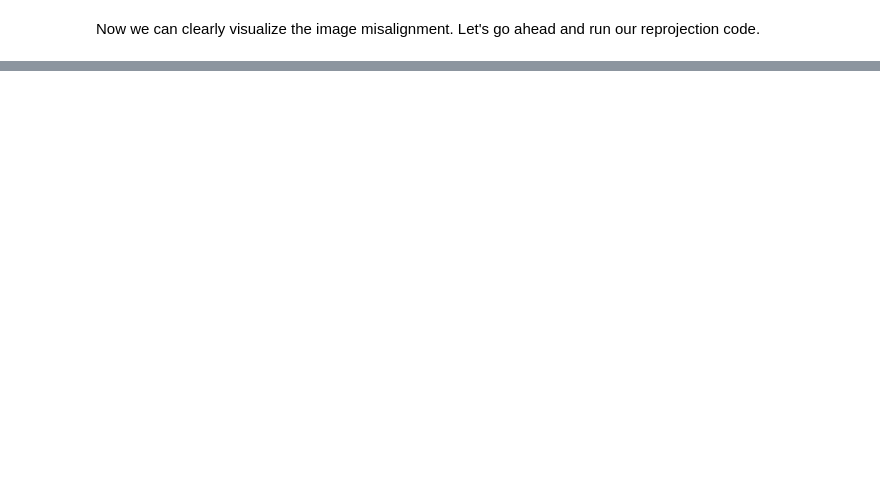
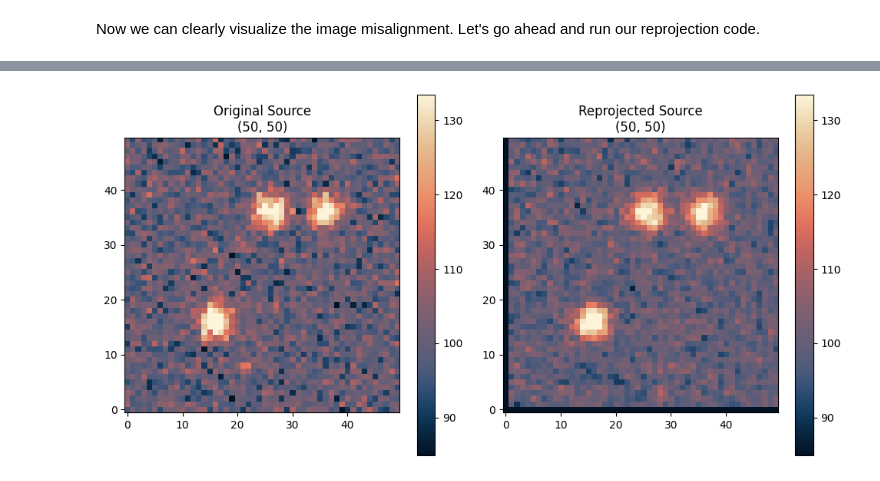
Before and after one commit to stevenrjanssens/dfreproject, a Jupyter notebook: demo/basic_reprojection.ipynb, the cells around one changed output, grey strips where cells are left out. Cells and saved outputs as stored; diff of their text form; code cells hidden in the pictures; blank space fills up the shorter version.

```diff
--- a/demo/basic_reprojection.ipynb
+++ b/demo/basic_reprojection.ipynb
@@ -27,0 +28,4 @@ fig = compare_images(source_hdu, reprojected_source)
+# %%
+fig = compare_images(target_hdu, reprojected_source)
+# %% [output]
+[figure, added]
```
Also changed, not shown: parts of 5 cells of this notebook, 3 other files.
